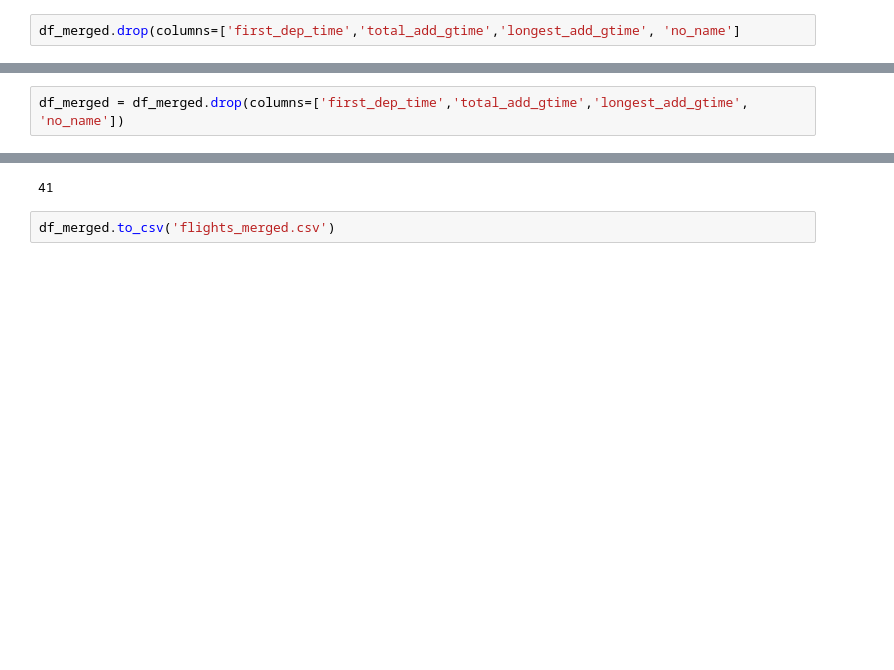
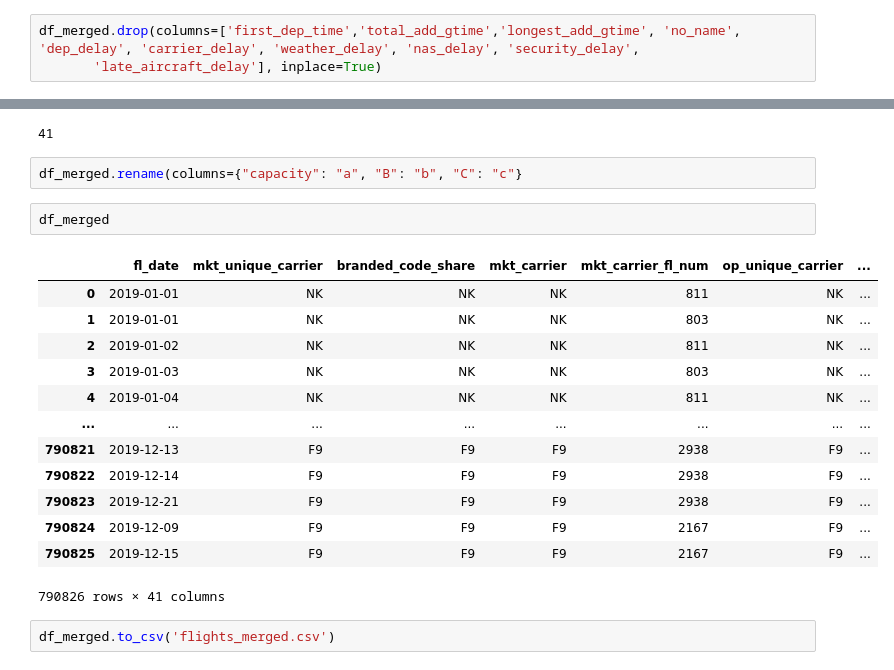
Before and after one commit to emre-bolcakan/mid-term-project-I, a Jupyter notebook: dataframe_creation.ipynb, the cells around one changed output, grey strips where cells are left out. Cells and saved outputs as stored; diff of their text form; blank space fills up the shorter version.

```diff
--- a/dataframe_creation.ipynb
+++ b/dataframe_creation.ipynb
@@ -138,8 +138,8 @@ df_merged.head()
 # %%
 df_test = df_merged[['mkt_unique_carrier','origin','dest','dep_delay', 'nas_delay', 'security_delay', 'late_aircraft_delay', 'weather_delay', 'carrier_delay']].groupby(['mkt_unique_carrier','origin','dest', ],as_index=False).mean()
 # %%
-df_merged.drop(columns=['first_dep_time','total_add_gtime','longest_add_gtime', 'no_name']
+df_merged.drop(columns=['first_dep_time','total_add_gtime','longest_add_gtime', 'no_name', 'dep_delay', 'carrier_delay', 'weather_delay', 'nas_delay', 'security_delay',
+       'late_aircraft_delay'], inplace=True)
 # %%
 df_merged = pd.merge(df_merged, df_test, on=['mkt_unique_carrier', 'origin', 'dest'] )
 # %%
-df_merged = df_merged.drop(columns=['first_dep_time','total_add_gtime','longest_add_gtime', 'no_name'])
@@ -150,5 +152,23 @@ df_merged = df_merged.drop(columns=['dep_delay_x', 'carrier_delay_x', 'weather_d
 len(df_merged.columns)
 # %% [output]
 41
+# %%
+df_merged.rename(columns={"capacity": "a", "B": "b", "C": "c"}
+# %%
+df_merged
+# %% [output]
+|  | fl_date | mkt_unique_carrier | branded_code_share | mkt_carrier | mkt_carrier_fl_num | op_unique_carrier | ... |
+| 0 | 2019-01-01 | NK | NK | NK | 811 | NK | ... |
+| 1 | 2019-01-01 | NK | NK | NK | 803 | NK | ... |
+| 2 | 2019-01-02 | NK | NK | NK | 811 | NK | ... |
+| 3 | 2019-01-03 | NK | NK | NK | 803 | NK | ... |
+| 4 | 2019-01-04 | NK | NK | NK | 811 | NK | ... |
+| ... | ... | ... | ... | ... | ... | ... | ... |
+| 790821 | 2019-12-13 | F9 | F9 | F9 | 2938 | F9 | ... |
+| 790822 | 2019-12-14 | F9 | F9 | F9 | 2938 | F9 | ... |
+| 790823 | 2019-12-21 | F9 | F9 | F9 | 2938 | F9 | ... |
+| 790824 | 2019-12-09 | F9 | F9 | F9 | 2167 | F9 | ... |
+| 790825 | 2019-12-15 | F9 | F9 | F9 | 2167 | F9 | ... |
+790826 rows × 41 columns
 # %%
 df_merged.to_csv('flights_merged.csv')
```
Also changed, not shown: parts of 10 cells of this notebook, 1 other file.
